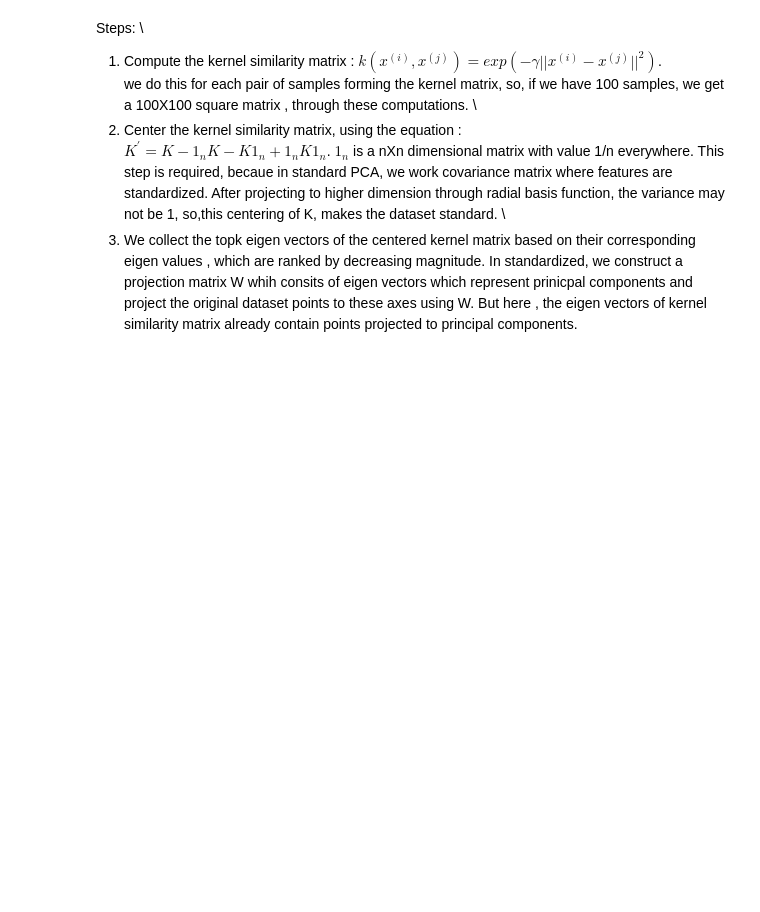
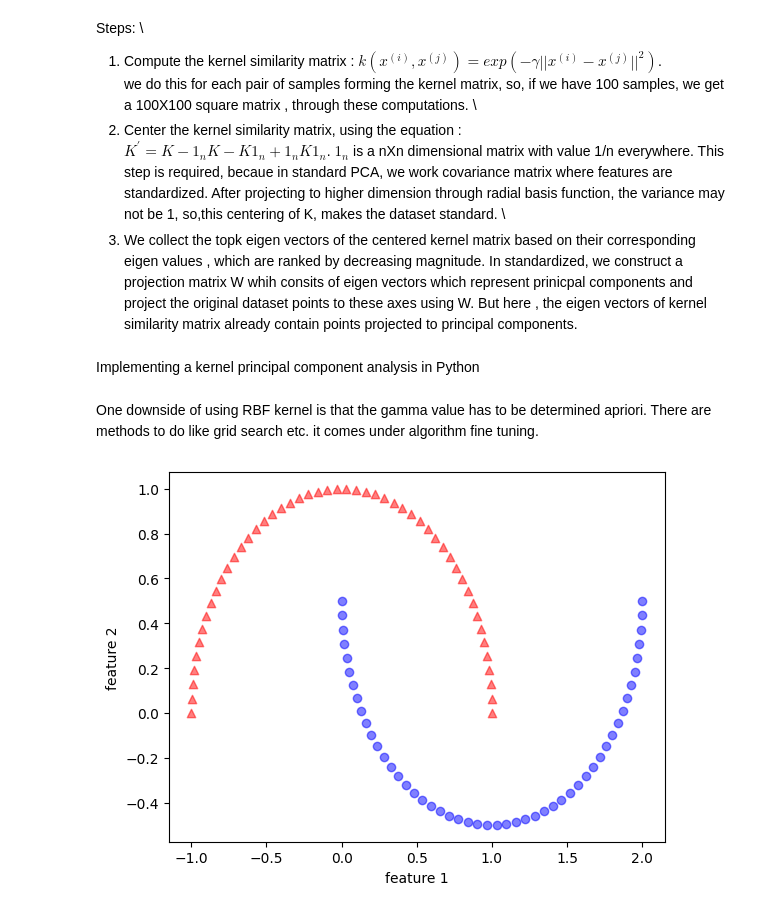
Before and after one commit to Divyesh-Kanagavel/HandsOnML-AI, a Jupyter notebook: Dimensionality_reduction.ipynb, the cells around one changed output. Saved outputs shown, nothing was run; the diff lists cells and outputs as text; code cells hidden in the pictures; blank space fills up the shorter version.

```diff
--- a/Dimensionality_reduction.ipynb
+++ b/Dimensionality_reduction.ipynb
@@ -513,3 +513,5 @@ we do this for each pair of samples forming the kernel matrix, so, if we have 10
 2. Center the kernel similarity matrix, using the equation : \
  $K^{'} = K - 1_nK - K1_n + 1_nK1_n$. $1_n$ is a nXn dimensional matrix with value 1/n everywhere. This step is required, becaue in standard PCA, we work covariance matrix where features are standardized. After projecting to higher dimension through radial basis function, the variance may not be 1, so,this centering of K, makes the dataset standard. \
  3. We collect the topk eigen vectors of the centered kernel matrix based on their corresponding eigen values , which are ranked by decreasing magnitude. In standardized, we construct a projection matrix W whih consits of eigen vectors which represent prinicpal components and project the original dataset points to these axes using W. But here , the eigen vectors of kernel similarity matrix already contain points projected to principal components.
+# %% [markdown]
+Implementing a kernel principal component analysis in Python
@@ -515,0 +557,14 @@ we do this for each pair of samples forming the kernel matrix, so, if we have 10
+# %% [markdown]
+One downside of using RBF kernel is that the gamma value has to be determined apriori. There are methods to do like grid search etc. it comes under algorithm fine tuning.
+# %%
+#Example 1 : separating half moons
+
+from sklearn.datasets import make_moons
+X, y = make_moons(n_samples=100, random_state=123)
+plt.scatter(X[y==0, 0], X[y==0,1], color='red', marker='^',alpha=0.5)
+plt.scatter(X[y==1, 0], X[y==1,1], color='blue', marker='o',alpha=0.5)
+plt.xlabel("feature 1")
+plt.ylabel("feature 2")
+plt.show()
+# %% [output]
+[figure, added]
```
Also changed, not shown: parts of 26 cells of this notebook.
